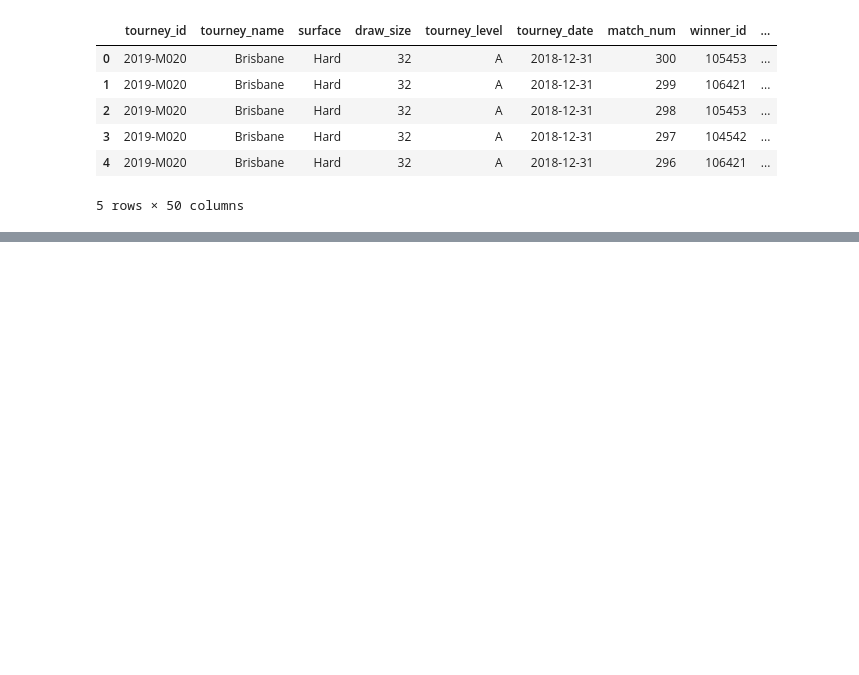
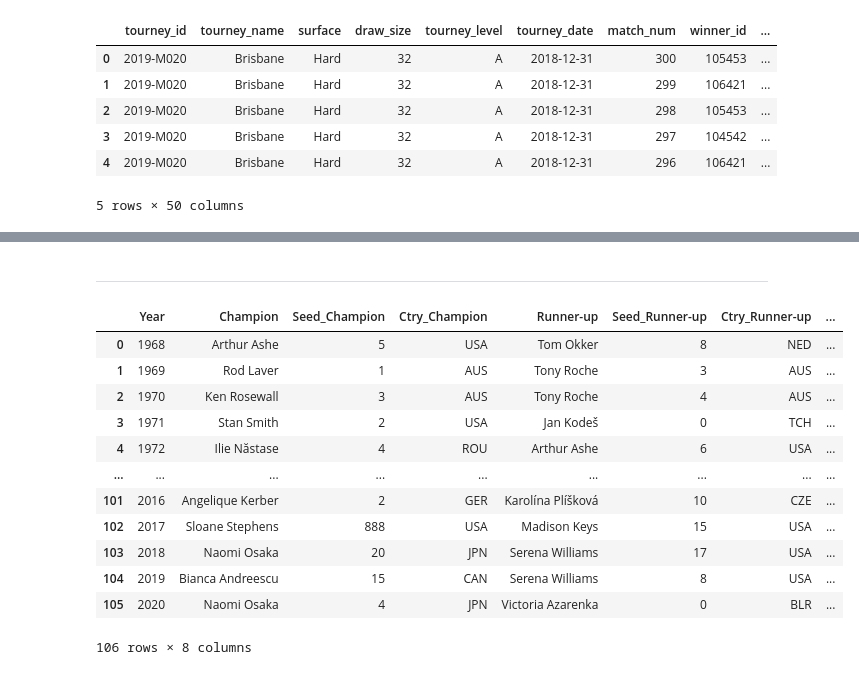
Before and after one commit to S0nia11/Projet_Sp-, a Jupyter notebook: Nettoyage data/Datasets/Matchs/Structure_datasets.ipynb, the cells around one changed output, grey strips where cells are left out. Saved outputs shown, nothing was run; the diff lists cells and outputs as text; code cells hidden in the pictures; blank space fills up the shorter version.

```diff
--- a/Nettoyage data/Datasets/Matchs/Structure_datasets.ipynb
+++ b/Nettoyage data/Datasets/Matchs/Structure_datasets.ipynb
@@ -311,0 +336,21 @@ df_mtc.to_csv('KaggleMatches_cleaned.csv', index=False)
+# %% [markdown]
+------------------------------------------------------------------------------------------------------------------------------------------------------------------------
+# %%
+df_fr = pd.read_csv('French_OpenChamps_Singles.csv')
+df_gs = pd.read_csv('Grand_Slam_OpenChamps.csv')
+df_us = pd.read_csv('US_OpenChamps.csv')
+df_
+# %% [output]
+|  | Year | Champion | Seed_Champion | Ctry_Champion | Runner-up | Seed_Runner-up | Ctry_Runner-up | ... |
+| 0 | 1968 | Arthur Ashe | 5 | USA | Tom Okker | 8 | NED | ... |
+| 1 | 1969 | Rod Laver | 1 | AUS | Tony Roche | 3 | AUS | ... |
+| 2 | 1970 | Ken Rosewall | 3 | AUS | Tony Roche | 4 | AUS | ... |
+| 3 | 1971 | Stan Smith | 2 | USA | Jan Kodeš | 0 | TCH | ... |
+| 4 | 1972 | Ilie Năstase | 4 | ROU | Arthur Ashe | 6 | USA | ... |
+| ... | ... | ... | ... | ... | ... | ... | ... | ... |
+| 101 | 2016 | Angelique Kerber | 2 | GER | Karolína Plíšková | 10 | CZE | ... |
+| 102 | 2017 | Sloane Stephens | 888 | USA | Madison Keys | 15 | USA | ... |
+| 103 | 2018 | Naomi Osaka | 20 | JPN | Serena Williams | 17 | USA | ... |
+| 104 | 2019 | Bianca Andreescu | 15 | CAN | Serena Williams | 8 | USA | ... |
+| 105 | 2020 | Naomi Osaka | 4 | JPN | Victoria Azarenka | 0 | BLR | ... |
+106 rows × 8 columns
```
Also changed, not shown: parts of 6 cells of this notebook, 14 other files.
